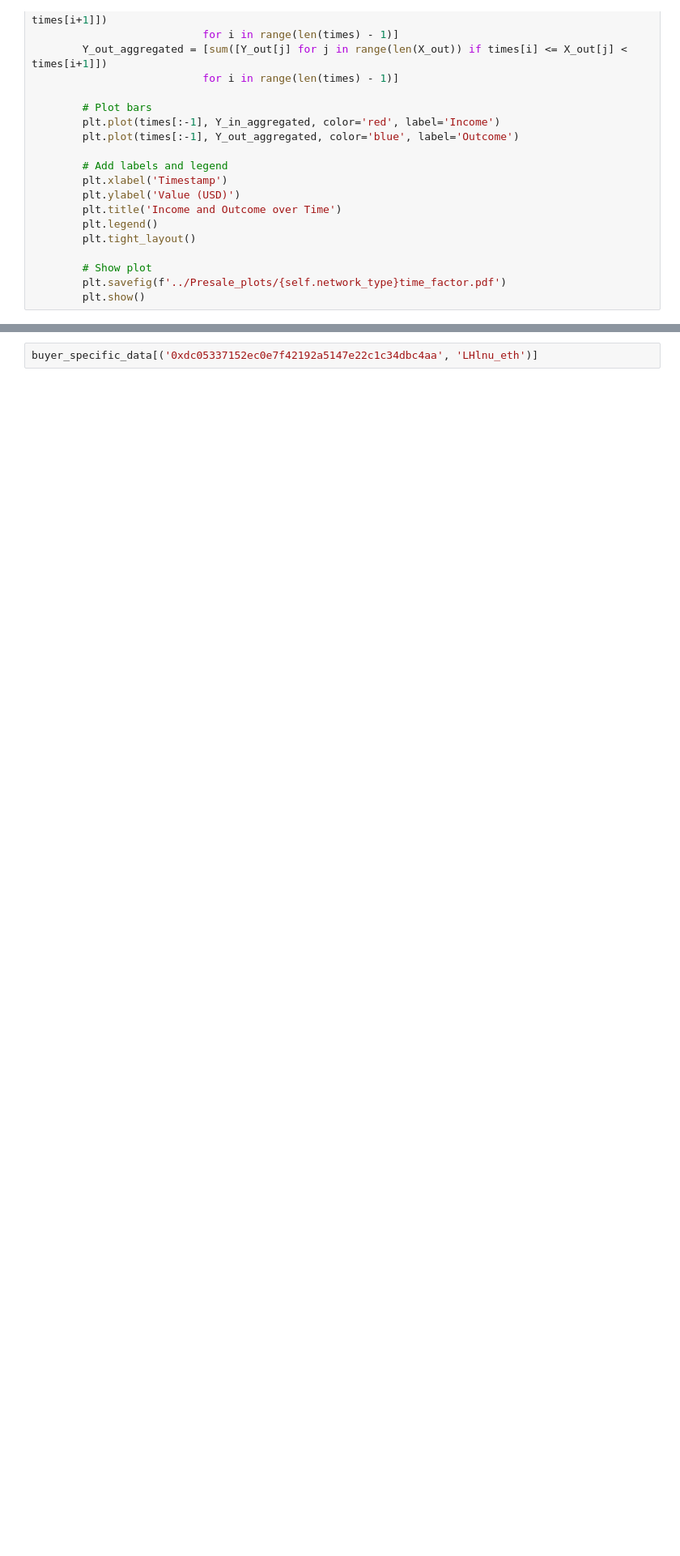
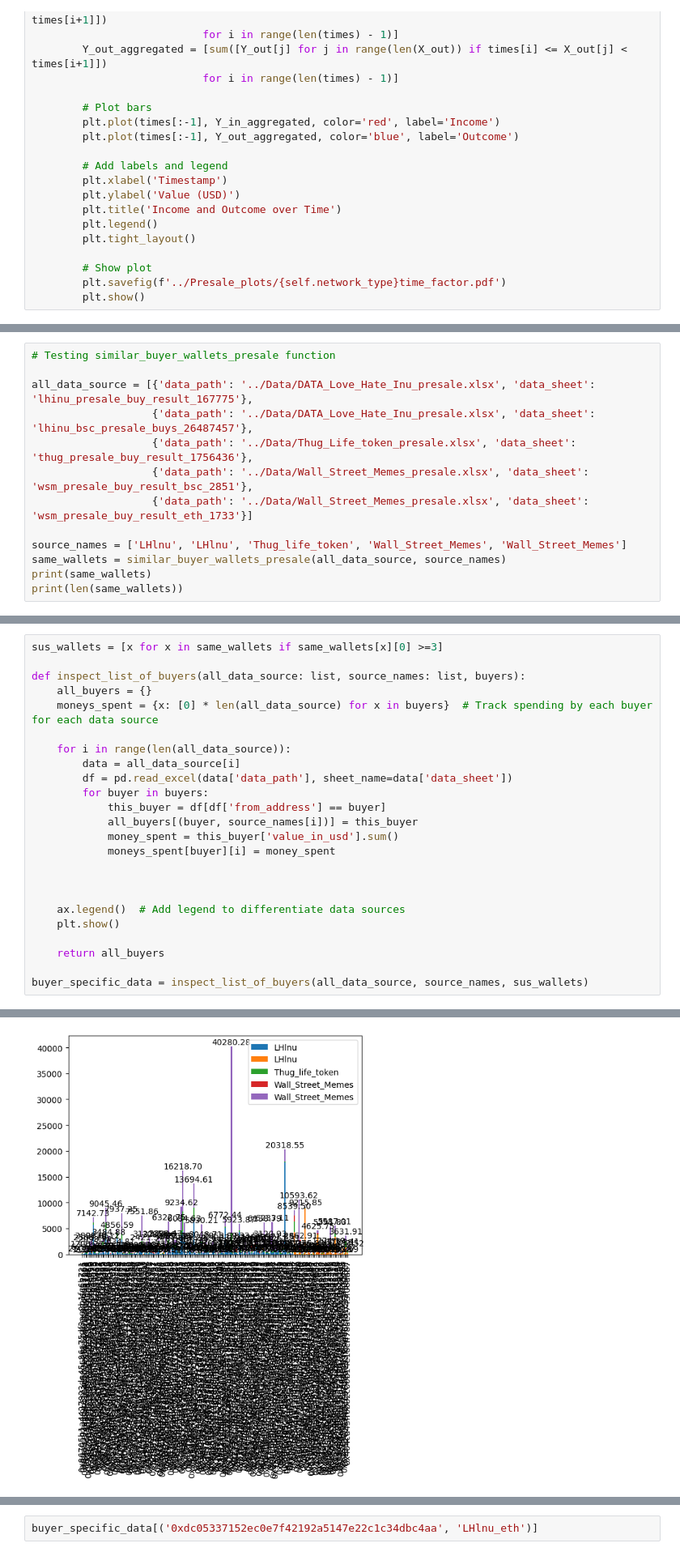
Before and after one commit to Bodesz11/Project_Laboratory_1, a Jupyter notebook: Data_Analiser_Class.ipynb, the cells around one changed output, grey strips where cells are left out. Shown at 81% size. Drawn from its saved outputs; the diff is of its cells as text; blank space fills up the shorter version.

```diff
--- a/Data_Analiser_Class.ipynb
+++ b/Data_Analiser_Class.ipynb
@@ -448,0 +456,13 @@ def similar_buyer_wallets_presale(all_data_source: list, source_names: list):
+# %%
+# Testing similar_buyer_wallets_presale function
+
+all_data_source = [{'data_path': '../Data/DATA_Love_Hate_Inu_presale.xlsx', 'data_sheet': 'lhinu_presale_buy_result_167775'},
+                   {'data_path': '../Data/DATA_Love_Hate_Inu_presale.xlsx', 'data_sheet': 'lhinu_bsc_presale_buys_26487457'},
+                   {'data_path': '../Data/Thug_Life_token_presale.xlsx', 'data_sheet': 'thug_presale_buy_result_1756436'},
+                   {'data_path': '../Data/Wall_Street_Memes_presale.xlsx', 'data_sheet': 'wsm_presale_buy_result_bsc_2851'},
+                   {'data_path': '../Data/Wall_Street_Memes_presale.xlsx', 'data_sheet': 'wsm_presale_buy_result_eth_1733'}]
+
+source_names = ['LHlnu', 'LHlnu', 'Thug_life_token', 'Wall_Street_Memes', 'Wall_Street_Memes']
+same_wallets = similar_buyer_wallets_presale(all_data_source, source_names)
+print(same_wallets)
+print(len(same_wallets))
@@ -448,0 +472,25 @@ def similar_buyer_wallets_presale(all_data_source: list, source_names: list):
+# %%
+sus_wallets = [x for x in same_wallets if same_wallets[x][0] >=3]
+
+def inspect_list_of_buyers(all_data_source: list, source_names: list, buyers):
+    all_buyers = {}
+    moneys_spent = {x: [0] * len(all_data_source) for x in buyers}  # Track spending by each buyer for each data source
+
+    for i in range(len(all_data_source)):
+        data = all_data_source[i]
+        df = pd.read_excel(data['data_path'], sheet_name=data['data_sheet'])
+        for buyer in buyers:
+            this_buyer = df[df['from_address'] == buyer]
+            all_buyers[(buyer, source_names[i])] = this_buyer
+            money_spent = this_buyer['value_in_usd'].sum()
+            moneys_spent[buyer][i] = money_spent
+
+
+
+    ax.legend()  # Add legend to differentiate data sources
+    plt.show()
+
+    return all_buyers
+
+buyer_specific_data = inspect_list_of_buyers(all_data_source, source_names, sus_wallets)
+# %% [output]
@@ -448,0 +498 @@ def similar_buyer_wallets_presale(all_data_source: list, source_names: list):
+[figure, added]
```
Also changed, not shown: parts of 26 cells of this notebook.
